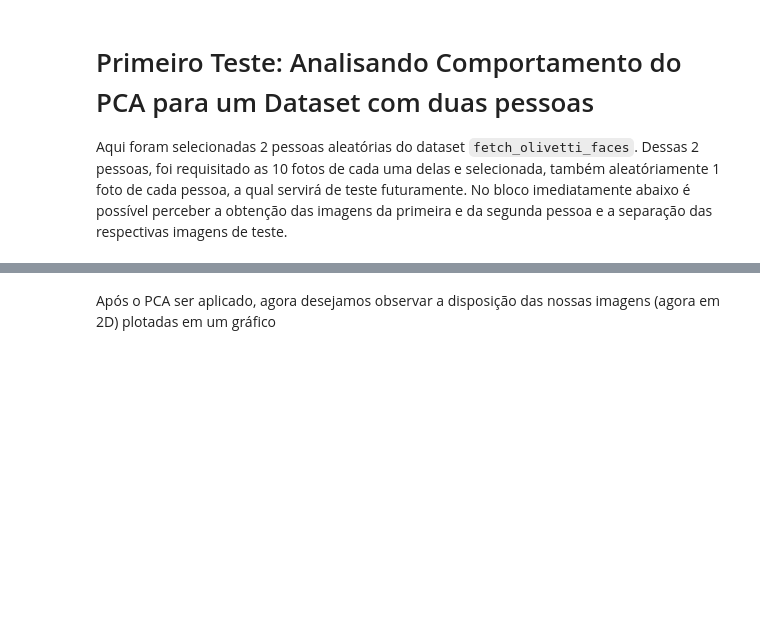
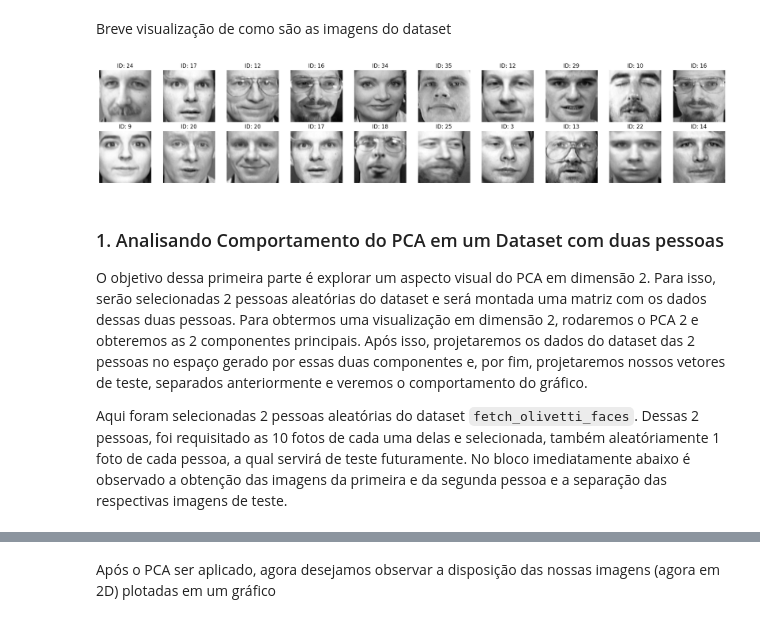
Before and after one commit to schu1na/eigenfaces_cocada, a Jupyter notebook: eigenfaces.ipynb, the cells around one changed output, grey strips where cells are left out. Drawn from its saved outputs; the diff is of its cells as text; code cells hidden in the pictures; blank space fills up the shorter version.

```diff
--- a/eigenfaces.ipynb
+++ b/eigenfaces.ipynb
@@ -17,10 +37,29 @@ faces_bunch = fetch_olivetti_faces()
 data = faces_bunch.data
 images = faces_bunch.images
 targets = faces_bunch.target
+# %% [markdown]
+Breve visualização de como são as imagens do dataset
+# %%
+# Seleciona 20 índices aleatórios do dataset
+indices_aleatorios = np.random.choice(len(images), size=20, replace=False)
+
+# Plota as 20 imagens selecionadas
+fig, axes = plt.subplots(2, 10, figsize=(20, 4))
+for i, idx in enumerate(indices_aleatorios):
+    ax = axes[i // 10, i % 10]
+    ax.imshow(images[idx], cmap='gray')
+    ax.set_title(f'ID: {targets[idx]}')
+    ax.axis('off')
+plt.tight_layout()
+plt.show()
+# %% [output]
+[figure, added]
 # %% [markdown]
-# Primeiro Teste: Analisando Comportamento do PCA para um Dataset com duas pessoas
+### 1. Analisando Comportamento do PCA em um Dataset com duas pessoas
 
-Aqui foram selecionadas 2 pessoas aleatórias do dataset `fetch_olivetti_faces`. Dessas 2 pessoas, foi requisitado as 10 fotos de cada uma delas e selecionada, também aleatóriamente 1 foto de cada pessoa, a qual servirá de teste futuramente. No bloco imediatamente abaixo é possível perceber a obtenção das imagens da primeira e da segunda pessoa e a separação das respectivas imagens de teste.
+O objetivo dessa primeira parte é explorar um aspecto visual do PCA em dimensão 2. Para isso, serão selecionadas 2 pessoas aleatórias do dataset e será montada uma matriz com os dados dessas duas pessoas. Para obtermos uma visualização em dimensão 2, rodaremos o PCA 2 e obteremos as 2 componentes principais. Após isso, projetaremos os dados do dataset das 2 pessoas no espaço gerado por essas duas componentes e, por fim, projetaremos nossos vetores de teste, separados anteriormente e veremos o comportamento do gráfico.
+
+Aqui foram selecionadas 2 pessoas aleatórias do dataset `fetch_olivetti_faces`. Dessas 2 pessoas, foi requisitado as 10 fotos de cada uma delas e selecionada, também aleatóriamente 1 foto de cada pessoa, a qual servirá de teste futuramente. No bloco imediatamente abaixo é observado a obtenção das imagens da primeira e da segunda pessoa e a separação das respectivas imagens de teste.
 # %%
 ids = np.unique(targets)  # IDs únicos das pessoas
 
```
Also changed, not shown: parts of 37 cells of this notebook, 1 other file.
